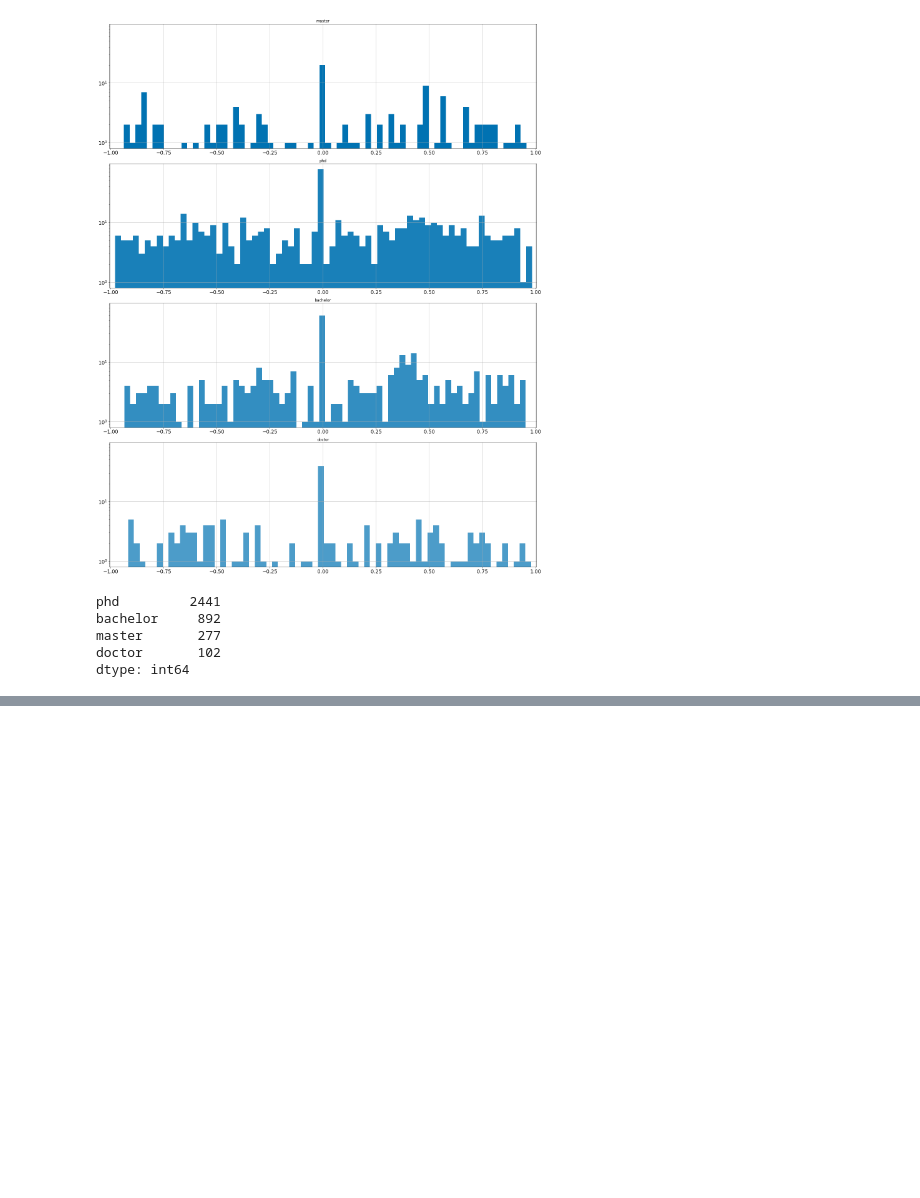
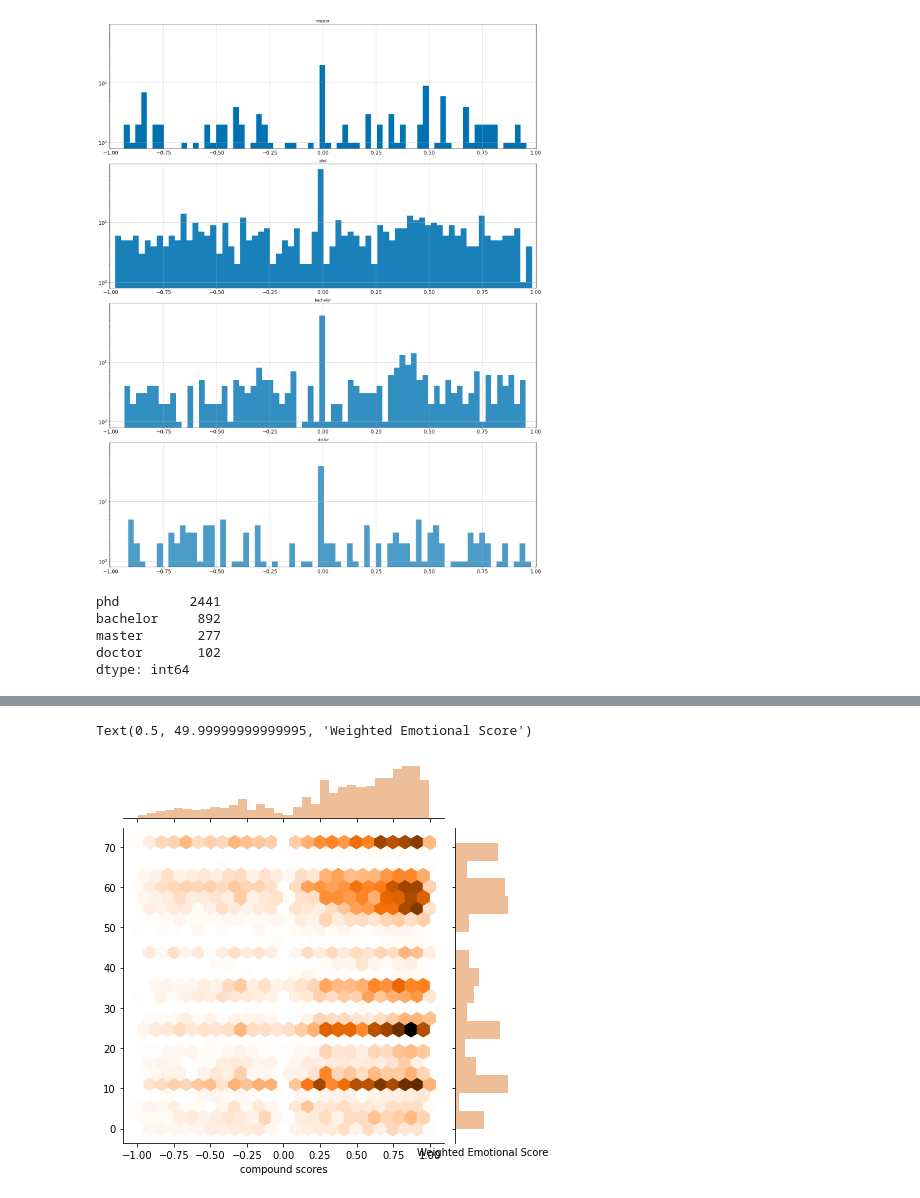
Before and after one commit to epfl-ada/ada-2021-project-272, a Jupyter notebook: Project.ipynb, the cells around one changed output, grey strips where cells are left out. Drawn from its saved outputs; the diff is of its cells as text; code cells hidden in the pictures; blank space fills up the shorter version.

```diff
--- a/Project.ipynb
+++ b/Project.ipynb
@@ -1434,0 +1415,13 @@ array([ 0,  1,  2,  3,  4,  5,  6,  7,  8,  9, 10, 11, 12, 13, 14, 15, 16,
+# %%
+
+from sklearn.preprocessing import LabelEncoder
+enc = LabelEncoder()
+enc.fit( gw_at_rel['religion'])
+rel_num= enc.transform( gw_at_rel[np.abs(gw_at_rel['compound scores'] ) >=0.05]['religion'])
+nat
+
+sns.jointplot(gw_at_rel[np.abs(gw_at_rel['compound scores'] ) >=0.05]['compound scores'], rel_num, kind="hex", color = 'C2', alpha = 1)
+plt.xlabel('Weighted Emotional Score')
+# %% [output]
+Text(0.5, 49.99999999999995, 'Weighted Emotional Score')
+[figure, added]
```
Also changed, not shown: parts of 9 cells of this notebook.
